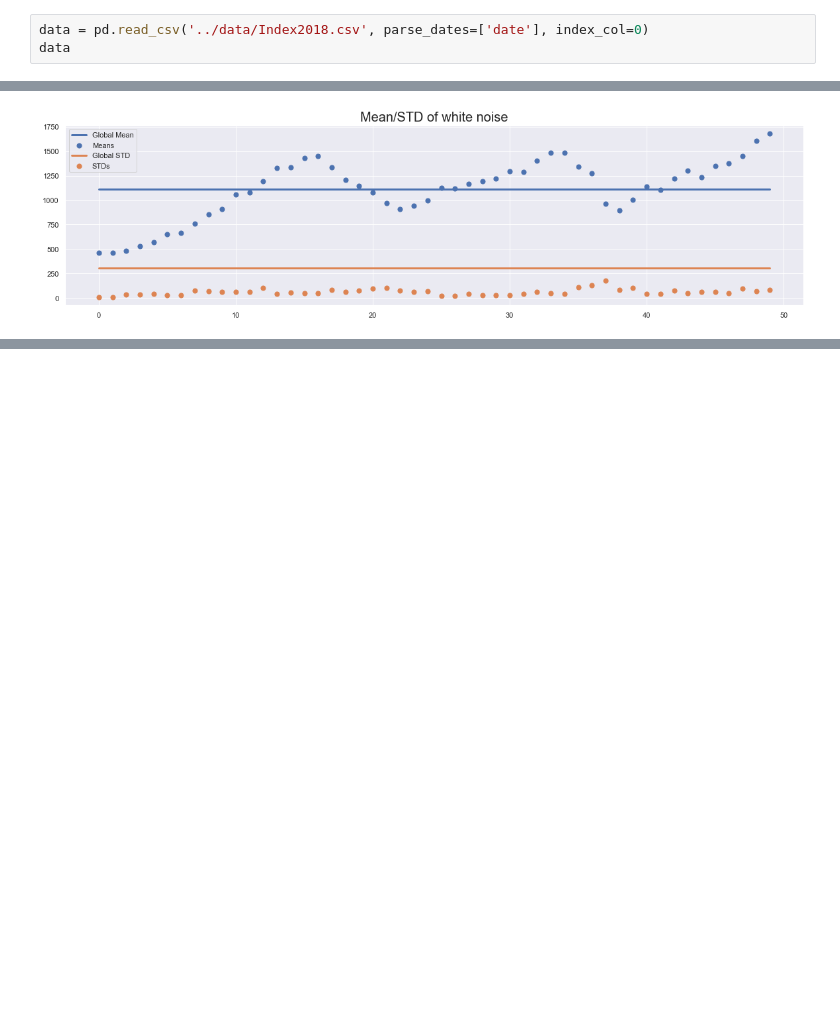
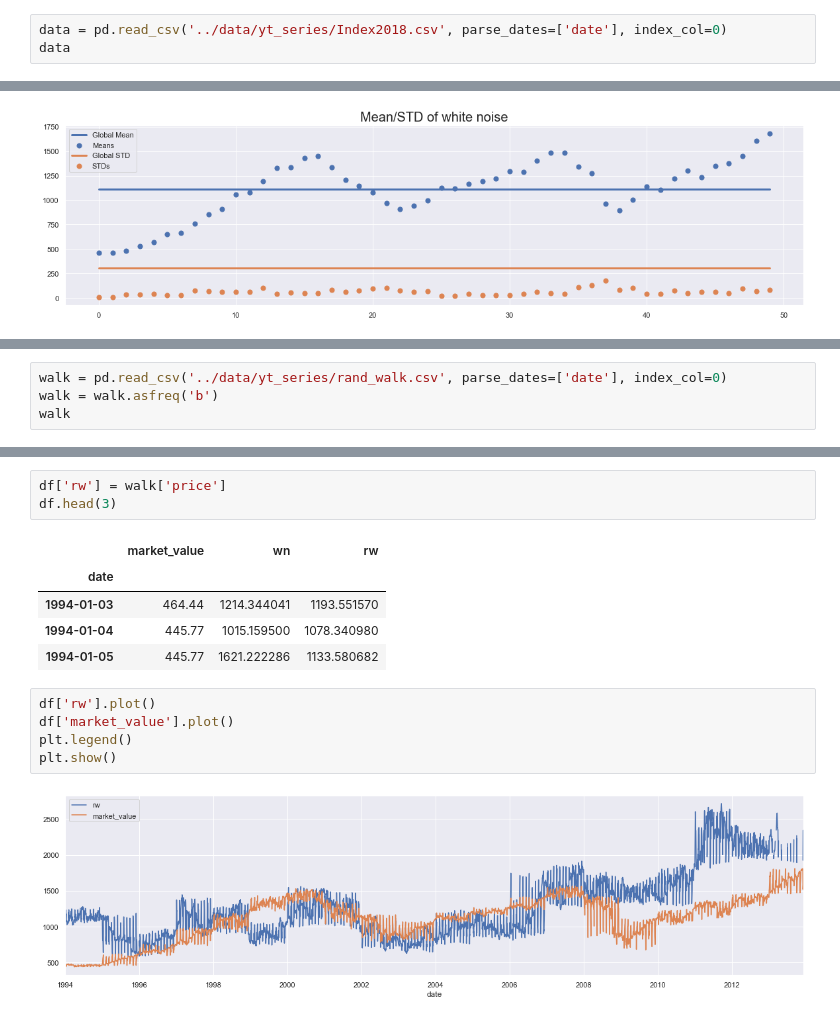
Before and after one commit to dissagaliyeva/python, a Jupyter notebook: time_series/tta-course/1.intro_to_tta.ipynb, the cells around one changed output, grey strips where cells are left out. Drawn from its saved outputs; the diff is of its cells as text; blank space fills up the shorter version.

Commit message:
Add random walk and stationarity

```diff
--- a/time_series/tta-course/1.intro_to_tta.ipynb
+++ b/time_series/tta-course/1.intro_to_tta.ipynb
@@ -13,7 +13,7 @@ plt.rcParams['figure.figsize'] = (20, 5)
 import warnings
 warnings.filterwarnings('ignore')
 # %%
-data = pd.read_csv('../data/Index2018.csv', parse_dates=['date'], index_col=0)
+data = pd.read_csv('../data/yt_series/Index2018.csv', parse_dates=['date'], index_col=0)
 data
 # %% [output]
 |  | spx | dax | ftse | nikkei |
@@ -170,0 +173,4 @@ plt.show()
+# %%
+walk = pd.read_csv('../data/yt_series/rand_walk.csv', parse_dates=['date'], index_col=0)
+walk = walk.asfreq('b')
+walk
@@ -170,0 +204,16 @@ plt.show()
+# %%
+df['rw'] = walk['price']
+df.head(3)
+# %% [output]
+|  | market_value | wn | rw |
+| date |  |  |  |
+| 1994-01-03 | 464.44 | 1214.344041 | 1193.551570 |
+| 1994-01-04 | 445.77 | 1015.159500 | 1078.340980 |
+| 1994-01-05 | 445.77 | 1621.222286 | 1133.580682 |
+# %%
+df['rw'].plot()
+df['market_value'].plot()
+plt.legend()
+plt.show()
+# %% [output]
+[figure, added]
```
Also changed, not shown: parts of 4 cells of this notebook, 2 other files.
